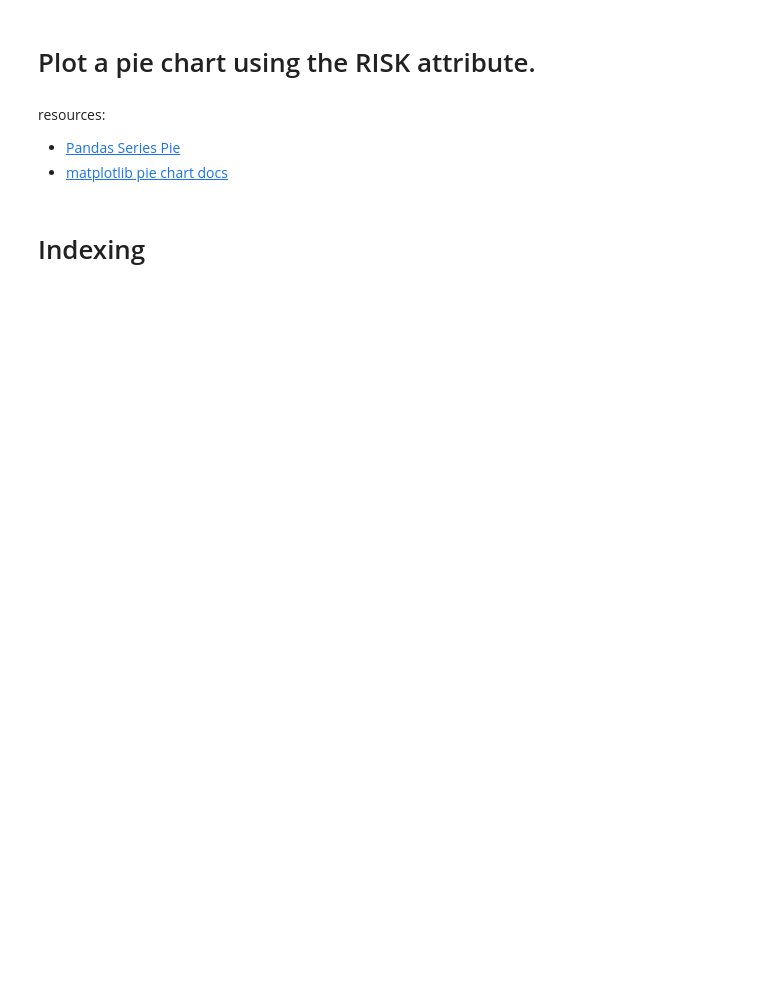
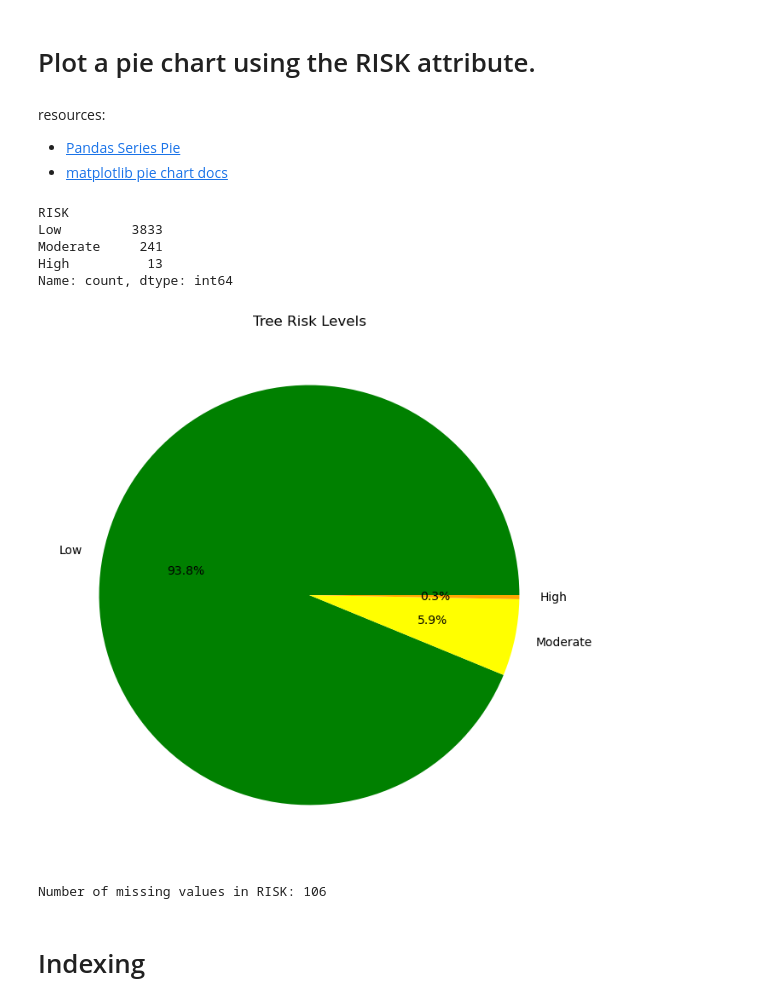
Before and after one commit to TimLinkous/DataEngineering.Labs.CityOfNewarkDETreeSurvey, a Jupyter notebook: newark_de_tree_survey.ipynb, the cells around one changed output. Drawn from its saved outputs; the diff is of its cells as text; code cells hidden in the pictures; blank space fills up the shorter version.

```diff
--- a/newark_de_tree_survey.ipynb
+++ b/newark_de_tree_survey.ipynb
@@ -166,9 +237,18 @@ resources:
 # %%
 # How can we determine all of the possible values describing the RISK associated with each tree
 # along with the corresponding row counts?
+risk_count = df_filtered['RISK'].value_counts()
+risk_count
+# %% [output]
+RISK
+Low         3833
+Moderate     241
+High          13
+Name: count, dtype: int64
 # %%
 # Create an array containing the colors green, yellow, and orange
 # When we create our pie chart, the colors should be associated with the attributes according to the specifications below:
 # Green -> Low
 # Yellow -> Moderate
 # Orange -> High
+risk_colors = ['green', 'yellow', 'orange']
@@ -177,5 +255,19 @@ resources:
+# %%
+# Plot the pie chart here
+plt.figure(figsize=(10,8))
+risk_count.plot.pie(autopct='%1.1f%%', colors=risk_colors)
+plt.title('Tree Risk Levels')
+plt.ylabel('')
+plt.show()
+# %% [output]
+[figure, added]
 # %%
 # How many entries have missing values for the RISK attribute? Why are these values missing?
+missing_risk_values = df_filtered['RISK'].isna().sum()
+print(f'Number of missing values in RISK: {missing_risk_values}')
+#106 vacant sites or stumps
+# %% [output]
+Number of missing values in RISK: 106
 # %% [markdown]
 # Indexing
 # %%
```
Also changed, not shown: parts of 14 cells of this notebook, 1 other file.
